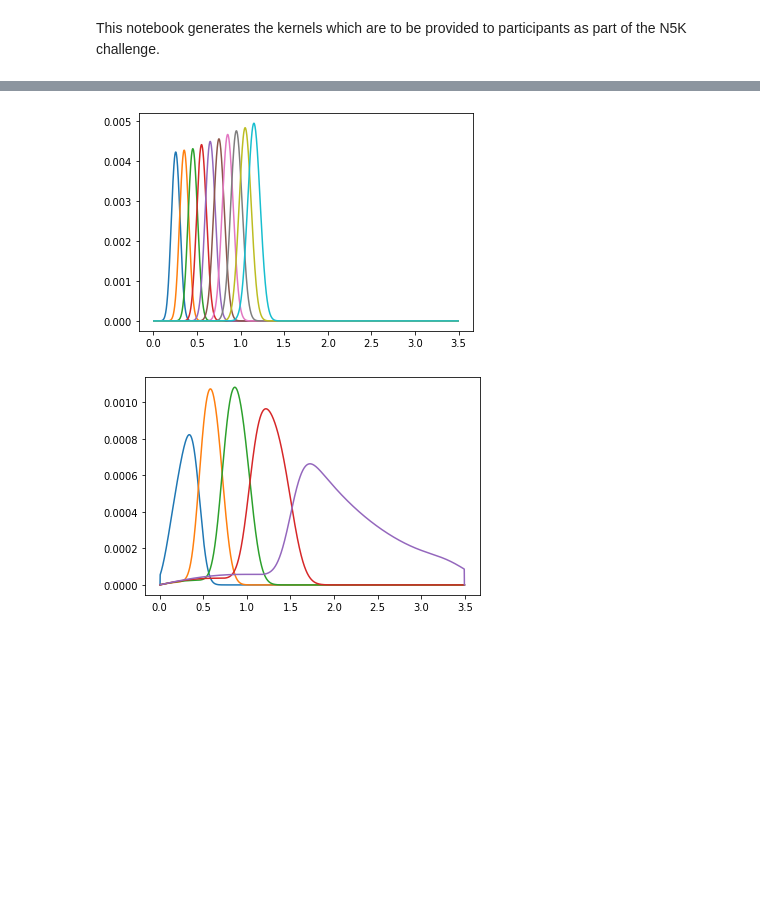
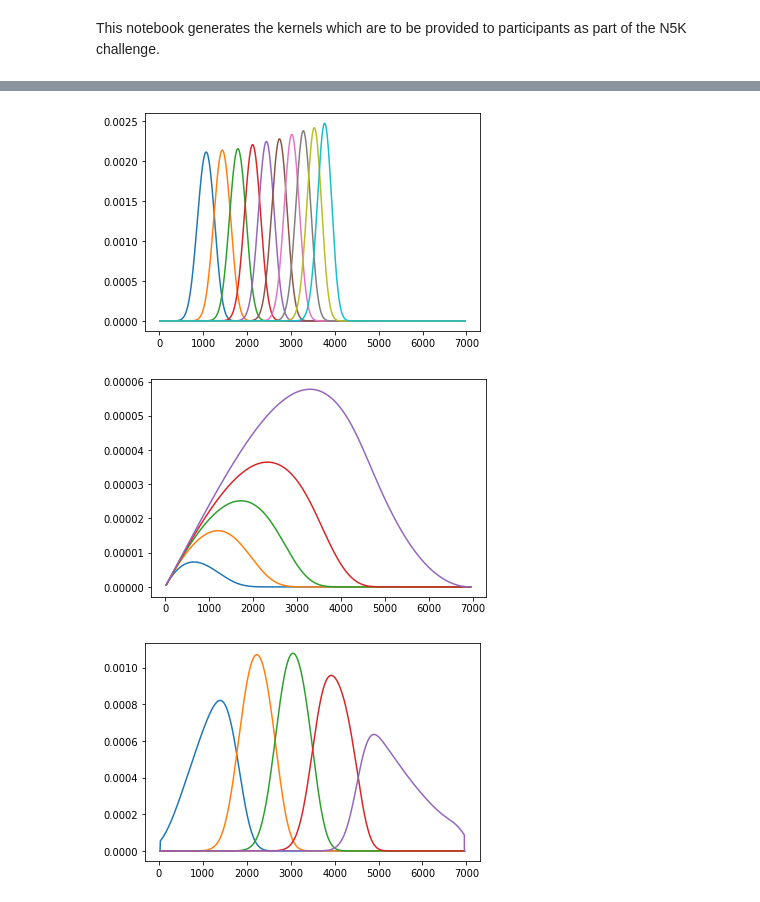
Before and after one commit to LSSTDESC/N5K, a Jupyter notebook: input/generate_kernels.ipynb, the cells around one changed output, grey strips where cells are left out. Cells and saved outputs as stored; diff of their text form; code cells hidden in the pictures; blank space fills up the shorter version.

Commit message:
separated kernels

```diff
--- a/input/generate_kernels.ipynb
+++ b/input/generate_kernels.ipynb
@@ -58,13 +58,16 @@ b_vecs = [b[i]*np.ones(len(z_cl)) for i in range(0,10)]
 
 # And the IA amplitude:
 
-A_IA_vecs = [A_IA*np.ones(len(z_s)) for i in range(0,5)]
+A_IA_vecs = [A_IA*np.ones(len(z_sh)) for i in range(0,5)]
 # %%
 # Now define the tracers
 
 # Lenses
-Cl_tracers = [ccl.NumberCountsTracer(cosmo,True, (z_cl, dNdz_cl[:,i]),
-                                     (z_cl, b_vecs[i])) for i in range(0,10)]
+Cl_tracers = [ccl.NumberCountsTracer(cosmo,False, (z_cl, n),
+                                     (z_cl, b_vecs[i]))
+              for i, n in enumerate(dNdz_cl)]
 
 # Sources
-Src_tracers = [ccl.WeakLensingTracer(cosmo, (z_s, dNdz_s[:,i]), True, (z_s, A_IA_vecs[i])) for i in range(0,5)]
+Sh_tracers = [ccl.WeakLensingTracer(cosmo, (z_sh, n), True,
+                                    (z_sh, A_IA_vecs[i]))
+              for i, n in enumerate(dNdz_sh)]
@@ -84,18 +74,29 @@ kernels_s_tot =[kernels_s[i][0]+kernels_s[i][1] for i in range(0,5)]
+# %%
+# Extract the kernels:
+
+# Input here is comoving radial distance:
+chi_sh = ccl.comoving_radial_distance(cosmo, 1./(1.+z_sh))
+chi_cl = ccl.comoving_radial_distance(cosmo, 1./(1.+z_cl))
+
+kernels_cl = np.array([t.get_kernel(chi_cl)[0] for t in Cl_tracers])
+kernels_sh = np.array([t.get_kernel(chi_sh)[0] for t in Sh_tracers])
+kernels_ia = np.array([t.get_kernel(chi_sh)[1] for t in Sh_tracers])
 # %%
 # Plot to make sure it looks okay:
-
 plt.figure()
-for i in range(0,10):
-    plt.plot(z_cl, kernels_cl_tot[i])
+for k in kernels_cl:
+    plt.plot(chi_cl, k)
+plt.figure()
+for k in kernels_sh:
+    plt.plot(chi_sh, k)
+plt.figure()
+for k in kernels_ia:
+    plt.plot(chi_sh, k)
 plt.show()
-
-plt.figure()
-for i in range(0,5):
-    plt.plot(z_s, kernels_s_tot[i])
-plt.show()
 # %% [output]
-[figure, old version]
+[figure, new version]
-[figure, old version]
+[figure, new version]
+[figure, added]
 # %%
 # Now save to files
 
```
Also changed, not shown: parts of 5 cells of this notebook, 4 other files.
